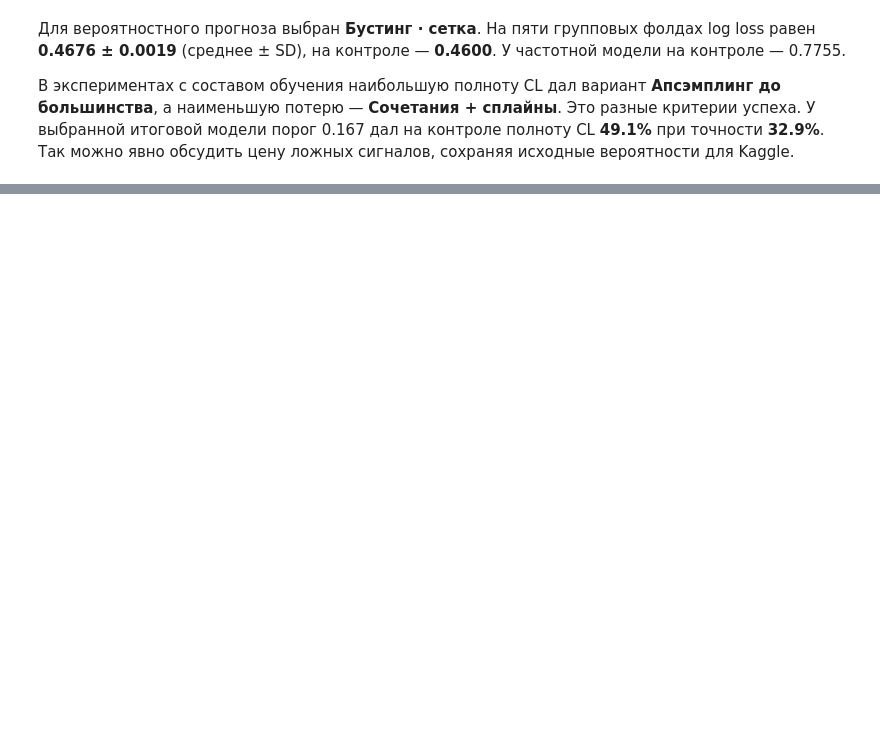
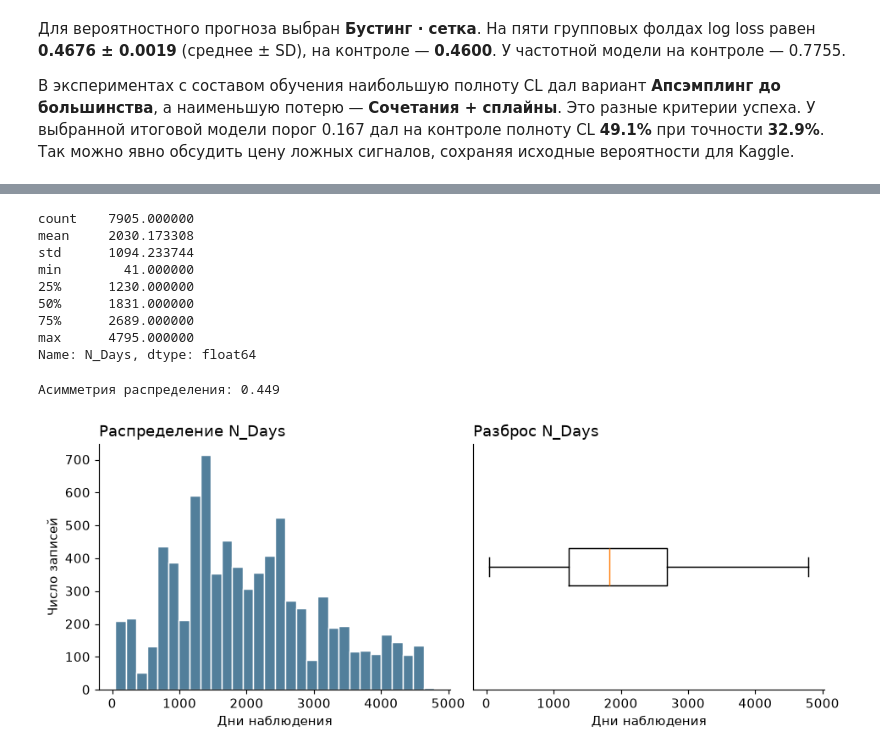
Before and after one commit to PavelK210/pbp-cirrhosis, a Jupyter notebook: 02_modeling.ipynb, the cells around one changed output, grey strips where cells are left out. Cells and saved outputs as stored; diff of their text form; code cells hidden in the pictures; blank space fills up the shorter version.

```diff
--- a/02_modeling.ipynb
+++ b/02_modeling.ipynb
@@ -800,0 +864,28 @@ display(Markdown(
+# %%
+import matplotlib.pyplot as plt
+from IPython.display import display
+from study_data import read_inputs
+
+regression_data, _, _ = read_inputs()
+target_days = regression_data["N_Days"]
+display(target_days.describe().rename("N_Days"))
+print(f"Асимметрия распределения: {target_days.skew():.3f}")
+
+fig, axes = plt.subplots(1, 2, figsize=(9, 3.5), layout="constrained")
+axes[0].hist(target_days, bins=30, color="#527f9b", edgecolor="white")
+axes[0].set(title="Распределение N_Days", xlabel="Дни наблюдения", ylabel="Число записей")
+axes[1].boxplot(target_days, orientation="horizontal")
+axes[1].set(title="Разброс N_Days", xlabel="Дни наблюдения", yticks=[])
+plt.show()
+# %% [output]
+count    7905.000000
+mean     2030.173308
+std      1094.233744
+min        41.000000
+25%      1230.000000
+50%      1831.000000
+75%      2689.000000
+max      4795.000000
+Name: N_Days, dtype: float64
+Асимметрия распределения: 0.449
+[figure, added]
```
Also changed, not shown: parts of 16 cells of this notebook, 5 other files.
